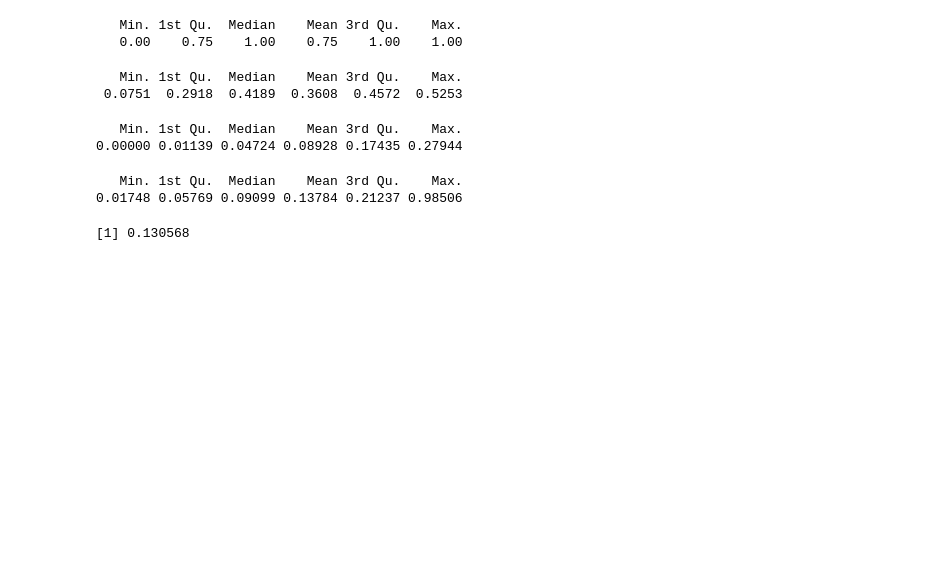
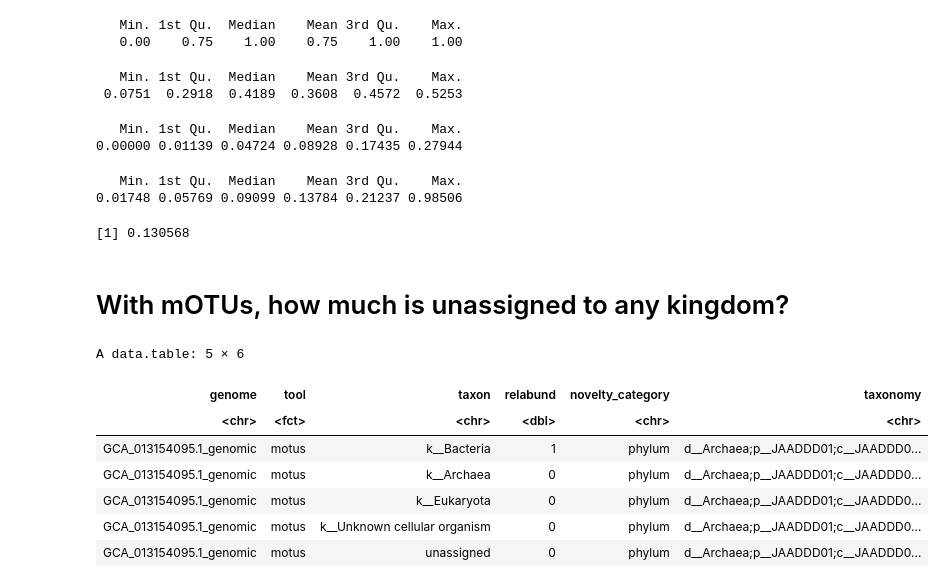
Before and after one commit to wwood/singlem-benchmarking, a Jupyter notebook: 2_phylogenetic_novelty/plot.ipynb, the cells around one changed output. Saved outputs shown, nothing was run; the diff lists cells and outputs as text; code cells hidden in the pictures; blank space fills up the shorter version.

```diff
--- a/2_phylogenetic_novelty/plot.ipynb
+++ b/2_phylogenetic_novelty/plot.ipynb
@@ -367,3 +367,23 @@ sd(overclassification_rates2[tool=='kraken'][novelty_category!='species', overcl
    Min. 1st Qu.  Median    Mean 3rd Qu.    Max.
 0.01748 0.05769 0.09099 0.13784 0.21237 0.98506
 [1] 0.130568
+# %% [markdown]
+# With mOTUs, how much is unassigned to any kingdom?
+# %%
+# Read the profile file for each genome
+motus_profiles = data.table(expand.grid(tool='motus', genome=strats$genome))
+motus_profiles2 = motus_profiles[, fread(paste('output_',tool,'/',tool,'/',genome,'.motus',sep=''), sep='\t',colClasses=c('character','numeric')), by=.(tool,genome)]
+# add novelty category
+motus_profiles2 = merge(motus_profiles2, strats, by='genome')
+setnames(motus_profiles2, 'unnamed sample', 'relabund')
+setnames(motus_profiles2, '#consensus_taxonomy', 'taxon')
+motus_profiles2[1:5]
+# %% [output]
+A data.table: 5 × 6
+| genome | tool | taxon | relabund | novelty_category | taxonomy |
+| <chr> | <fct> | <chr> | <dbl> | <chr> | <chr> |
+| GCA_013154095.1_genomic | motus | k__Bacteria | 1 | phylum | d__Archaea;p__JAADDD01;c__JAADDD0... |
+| GCA_013154095.1_genomic | motus | k__Archaea | 0 | phylum | d__Archaea;p__JAADDD01;c__JAADDD0... |
+| GCA_013154095.1_genomic | motus | k__Eukaryota | 0 | phylum | d__Archaea;p__JAADDD01;c__JAADDD0... |
+| GCA_013154095.1_genomic | motus | k__Unknown cellular organism | 0 | phylum | d__Archaea;p__JAADDD01;c__JAADDD0... |
+| GCA_013154095.1_genomic | motus | unassigned | 0 | phylum | d__Archaea;p__JAADDD01;c__JAADDD0... |
```
Also changed, not shown: parts of 5 cells of this notebook, 3 other files.
